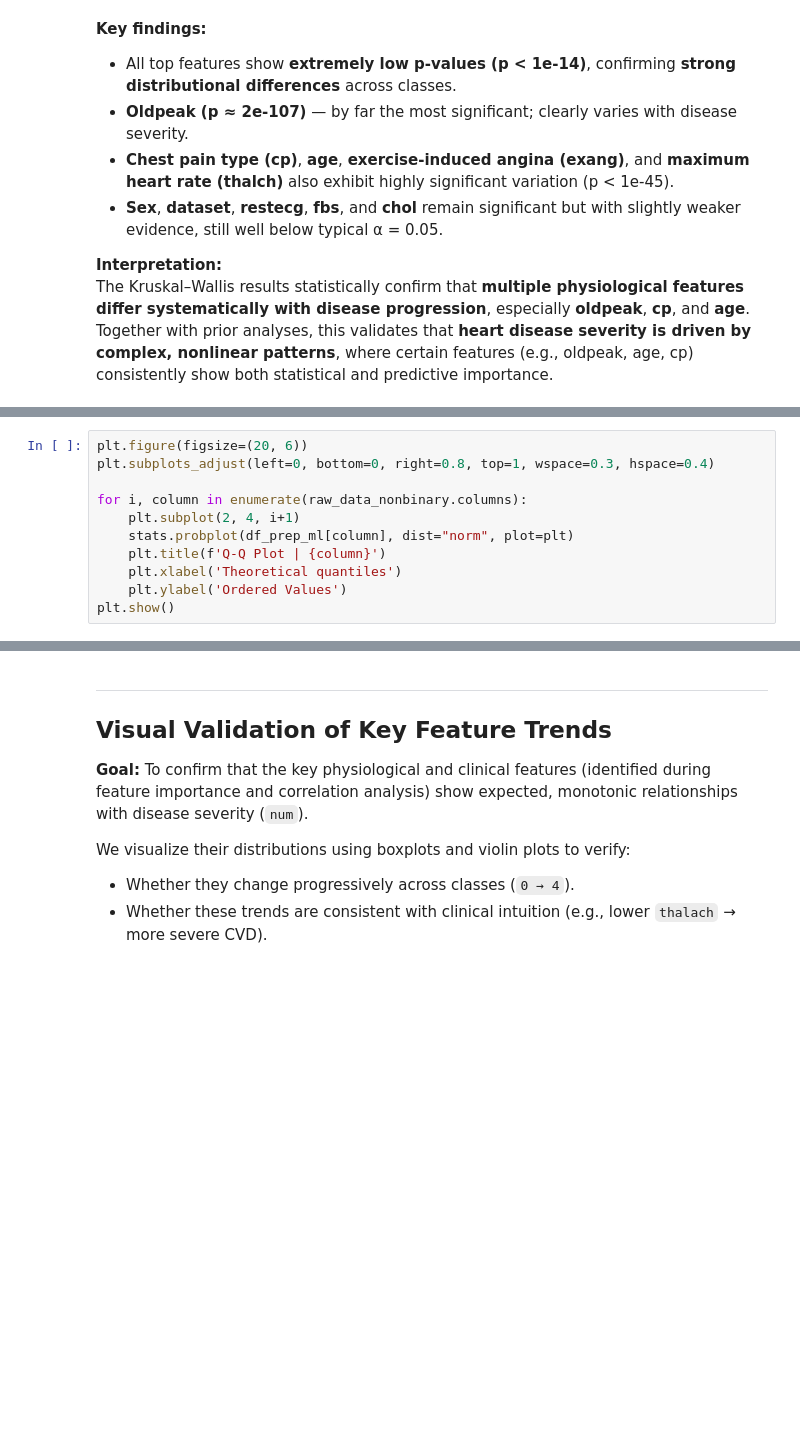
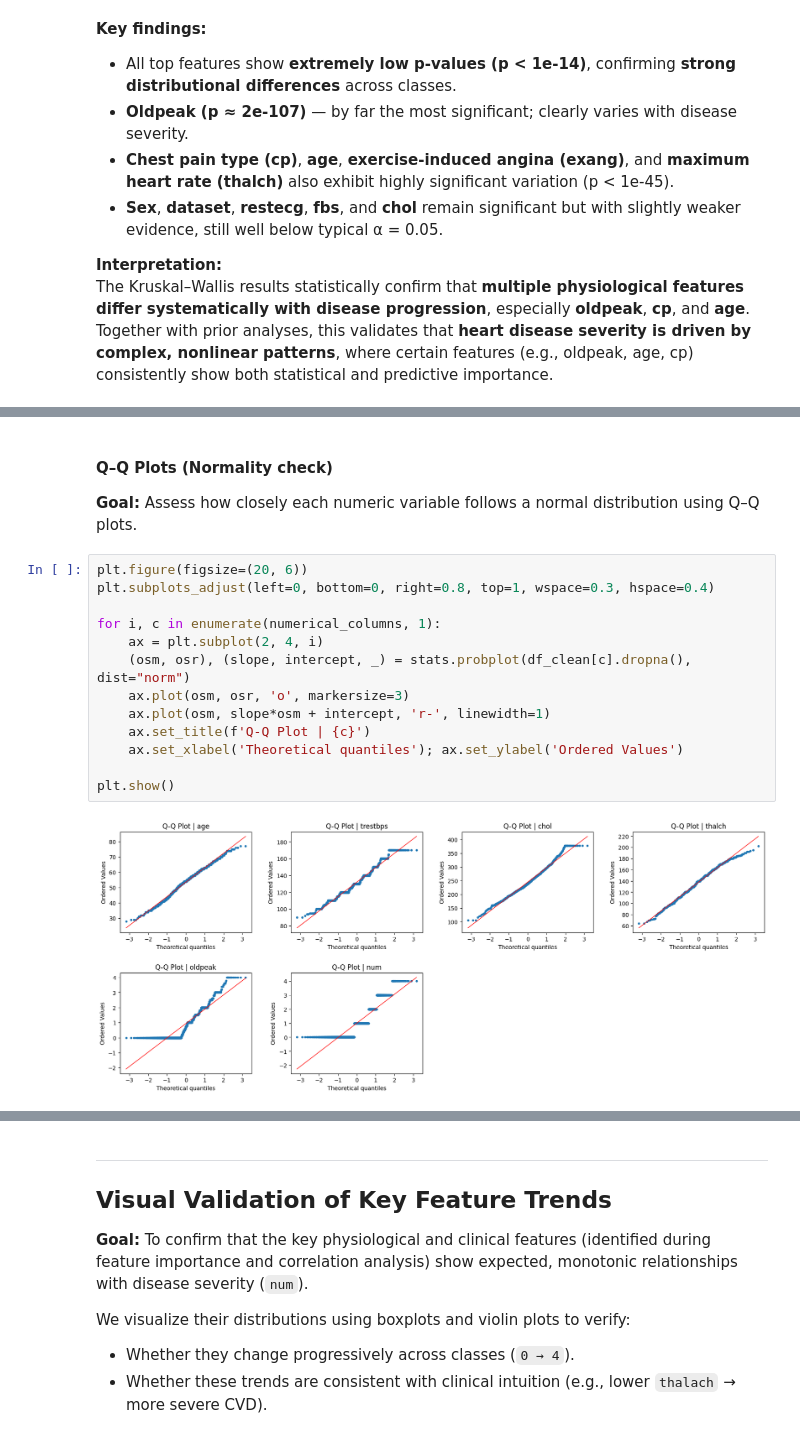
Before and after one commit to zuzannapajak/cardio-risk-prediction, a Jupyter notebook: notebooks/feature-analysis.ipynb, the cells around one changed output, grey strips where cells are left out. Saved outputs shown, nothing was run; the diff lists cells and outputs as text; blank space fills up the shorter version.

```diff
--- a/notebooks/feature-analysis.ipynb
+++ b/notebooks/feature-analysis.ipynb
@@ -323,11 +302,0 @@ chi2_independency_df[chi2_independency_df['chi2_p_value'] <= 0.05].sort_values(b
-# %%
-plt.figure(figsize=(20, 6))
-plt.subplots_adjust(left=0, bottom=0, right=0.8, top=1, wspace=0.3, hspace=0.4)
-
-for i, column in enumerate(raw_data_nonbinary.columns):
-    plt.subplot(2, 4, i+1)
-    stats.probplot(df_prep_ml[column], dist="norm", plot=plt)
-    plt.title(f'Q-Q Plot | {column}')
-    plt.xlabel('Theoretical quantiles')
-    plt.ylabel('Ordered Values')
-plt.show()
@@ -353,0 +320,18 @@ shapiro_wilk_df
+# %% [markdown]
+#### Q–Q Plots (Normality check)
+**Goal:** Assess how closely each numeric variable follows a normal distribution using Q–Q plots.
+# %%
+plt.figure(figsize=(20, 6))
+plt.subplots_adjust(left=0, bottom=0, right=0.8, top=1, wspace=0.3, hspace=0.4)
+
+for i, c in enumerate(numerical_columns, 1):
+    ax = plt.subplot(2, 4, i)
+    (osm, osr), (slope, intercept, _) = stats.probplot(df_clean[c].dropna(), dist="norm")
+    ax.plot(osm, osr, 'o', markersize=3)
+    ax.plot(osm, slope*osm + intercept, 'r-', linewidth=1)
+    ax.set_title(f'Q-Q Plot | {c}')
+    ax.set_xlabel('Theoretical quantiles'); ax.set_ylabel('Ordered Values')
+
+plt.show()
+# %% [output]
+[figure, added]
```
Also changed, not shown: parts of 24 cells of this notebook.
